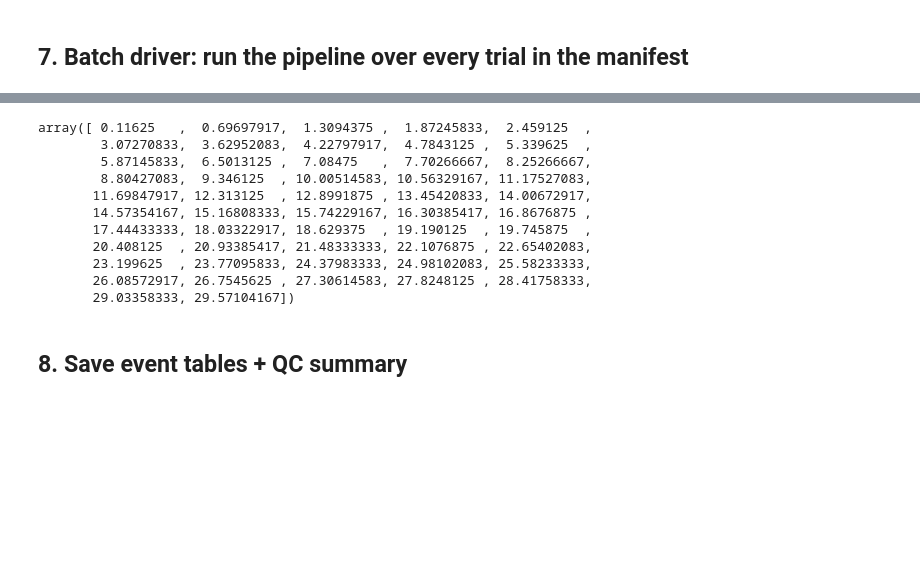
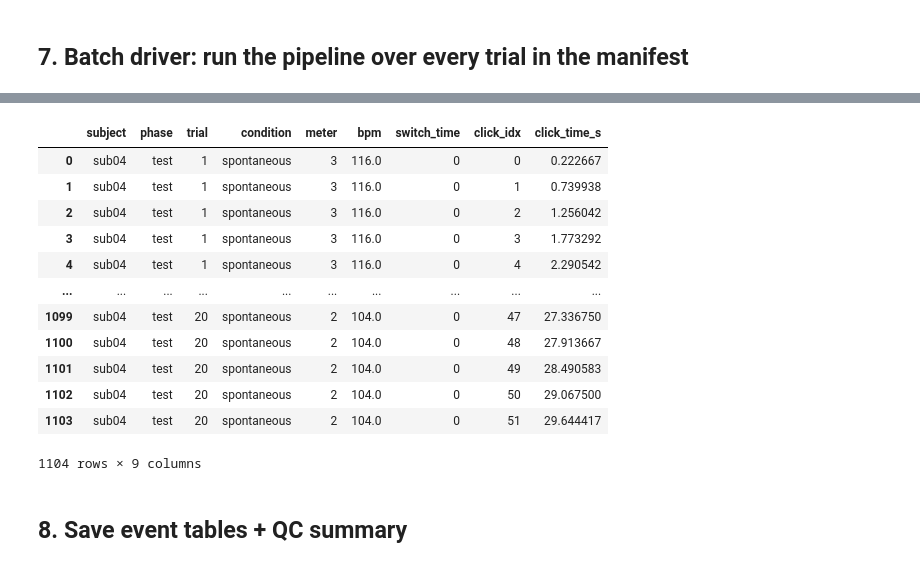
Before and after one commit to vivienbarchet/meterswitch, a Jupyter notebook: analysis/01_extract_onsets.ipynb, the cells around one changed output, grey strips where cells are left out. Saved outputs shown, nothing was run; the diff lists cells and outputs as text; code cells hidden in the pictures; blank space fills up the shorter version.

```diff
--- a/analysis/01_extract_onsets.ipynb
+++ b/analysis/01_extract_onsets.ipynb
@@ -453,17 +457,19 @@ Flagged trials (click irregularity, bleed, or low-confidence tap count):
 # %%
-tap_times
+df_metronome_events
 # %% [output]
+|  | subject | phase | trial | condition | meter | bpm | switch_time | click_idx | click_time_s |
+| 0 | sub04 | test | 1 | spontaneous | 3 | 116.0 | 0 | 0 | 0.222667 |
+| 1 | sub04 | test | 1 | spontaneous | 3 | 116.0 | 0 | 1 | 0.739938 |
+| 2 | sub04 | test | 1 | spontaneous | 3 | 116.0 | 0 | 2 | 1.256042 |
+| 3 | sub04 | test | 1 | spontaneous | 3 | 116.0 | 0 | 3 | 1.773292 |
+| 4 | sub04 | test | 1 | spontaneous | 3 | 116.0 | 0 | 4 | 2.290542 |
+| ... | ... | ... | ... | ... | ... | ... | ... | ... | ... |
+| 1099 | sub04 | test | 20 | spontaneous | 2 | 104.0 | 0 | 47 | 27.336750 |
+| 1100 | sub04 | test | 20 | spontaneous | 2 | 104.0 | 0 | 48 | 27.913667 |
+| 1101 | sub04 | test | 20 | spontaneous | 2 | 104.0 | 0 | 49 | 28.490583 |
+| 1102 | sub04 | test | 20 | spontaneous | 2 | 104.0 | 0 | 50 | 29.067500 |
+| 1103 | sub04 | test | 20 | spontaneous | 2 | 104.0 | 0 | 51 | 29.644417 |
-array([ 0.11625   ,  0.69697917,  1.3094375 ,  1.87245833,  2.459125  ,
-        3.07270833,  3.62952083,  4.22797917,  4.7843125 ,  5.339625  ,
-        5.87145833,  6.5013125 ,  7.08475   ,  7.70266667,  8.25266667,
-        8.80427083,  9.346125  , 10.00514583, 10.56329167, 11.17527083,
-       11.69847917, 12.313125  , 12.8991875 , 13.45420833, 14.00672917,
-       14.57354167, 15.16808333, 15.74229167, 16.30385417, 16.8676875 ,
-       17.44433333, 18.03322917, 18.629375  , 19.190125  , 19.745875  ,
-       20.408125  , 20.93385417, 21.48333333, 22.1076875 , 22.65402083,
-       23.199625  , 23.77095833, 24.37983333, 24.98102083, 25.58233333,
-       26.08572917, 26.7545625 , 27.30614583, 27.8248125 , 28.41758333,
-       29.03358333, 29.57104167])
+1104 rows × 9 columns
 # %% [markdown]
 ## 8. Save event tables + QC summary
 # %%
```
Also changed, not shown: parts of 16 cells of this notebook, 42 other files.
